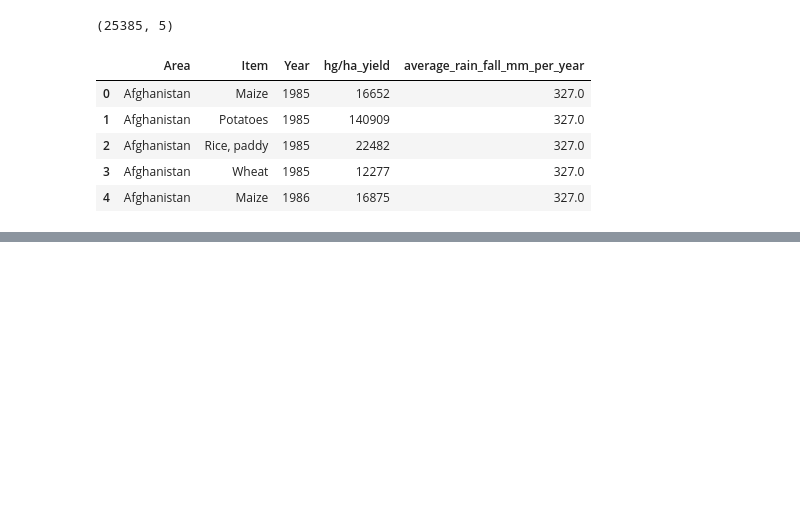
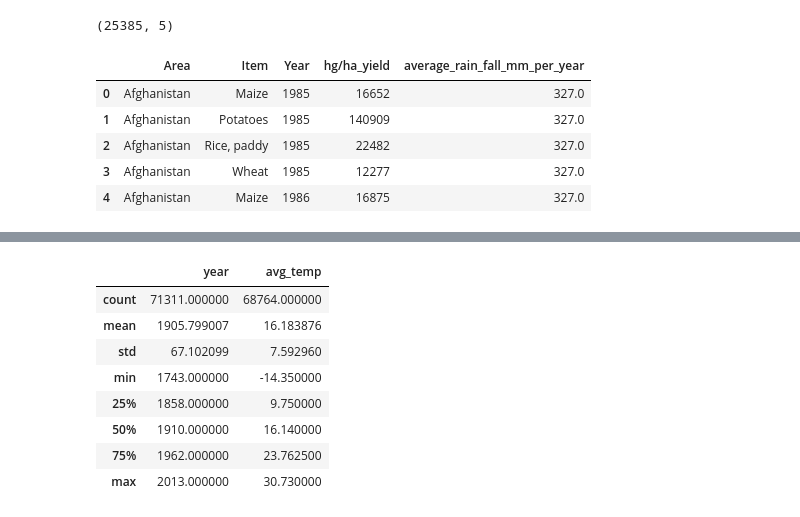
Before and after one commit to ProsperChihimba/hands-on-ml-projects, a Jupyter notebook: Crop_yield.ipynb, the cells around one changed output, grey strips where cells are left out. Cells and saved outputs as stored; diff of their text form; code cells hidden in the pictures; blank space fills up the shorter version.

```diff
--- a/Crop_yield.ipynb
+++ b/Crop_yield.ipynb
@@ -155,0 +216,4 @@ yield_df.head()
+# %%
+# Temprature data
+
+avg_temp = load_data('temp.csv')
@@ -155,0 +229,12 @@ yield_df.head()
+# %%
+avg_temp.describe()
+# %% [output]
+|  | year | avg_temp |
+| count | 71311.000000 | 68764.000000 |
+| mean | 1905.799007 | 16.183876 |
+| std | 67.102099 | 7.592960 |
+| min | 1743.000000 | -14.350000 |
+| 25% | 1858.000000 | 9.750000 |
+| 50% | 1910.000000 | 16.140000 |
+| 75% | 1962.000000 | 23.762500 |
+| max | 2013.000000 | 30.730000 |
```
Also changed, not shown: parts of 7 cells of this notebook.
